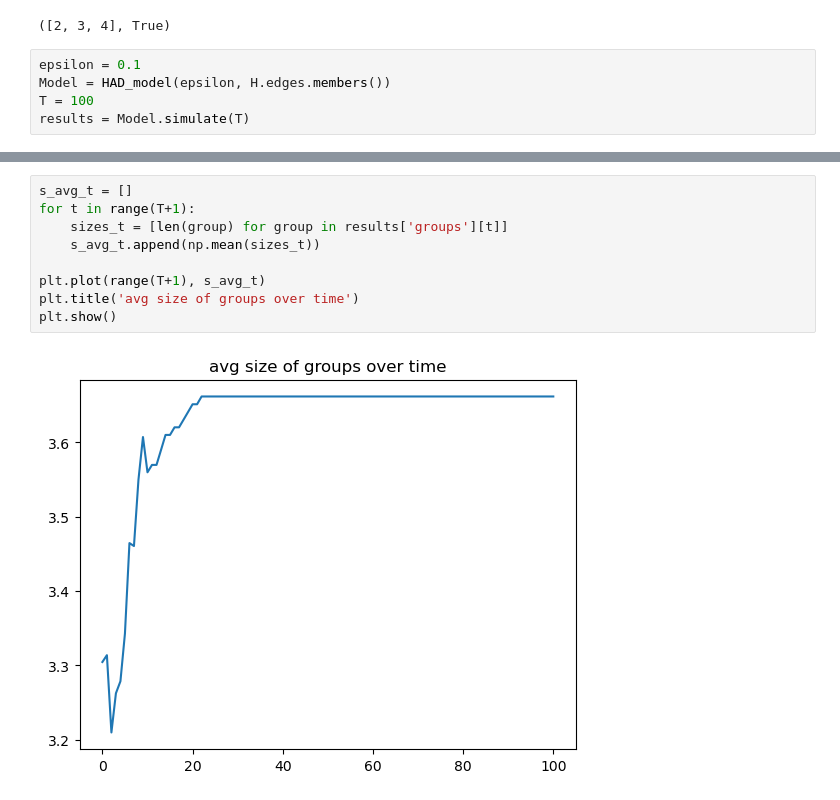
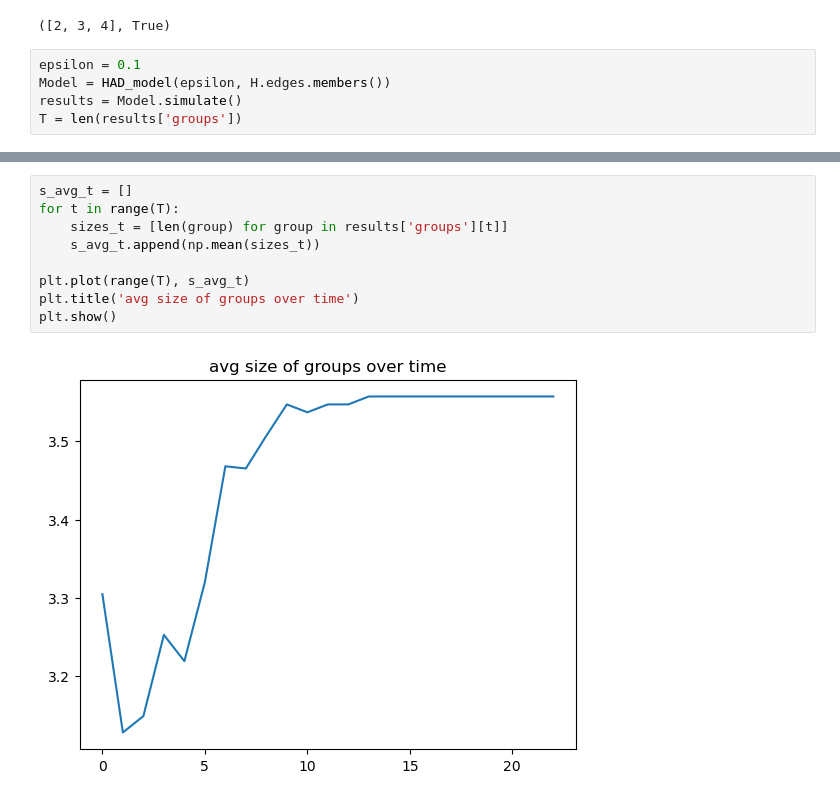
Before and after one commit to cosimoagostinelli/H-or_adaptive_Deffuant, a Jupyter notebook: test.ipynb, the cells around one changed output, grey strips where cells are left out. Saved outputs shown, nothing was run; the diff lists cells and outputs as text.

```diff
--- a/test.ipynb
+++ b/test.ipynb
@@ -17,6 +18,6 @@ Unnamed Hypergraph with 300 nodes and 791 hyperedges
 # %%
 epsilon = 0.1
 Model = HAD_model(epsilon, H.edges.members())
-T = 100
-results = Model.simulate(T)
+results = Model.simulate()
+T = len(results['groups'])
 # %%
@@ -31,14 +32,14 @@ plt.show()
 # %%
 s_avg_t = []
-for t in range(T+1):
+for t in range(T):
     sizes_t = [len(group) for group in results['groups'][t]]
     s_avg_t.append(np.mean(sizes_t))
 
-plt.plot(range(T+1), s_avg_t)
+plt.plot(range(T), s_avg_t)
 plt.title('avg size of groups over time')
 plt.show()
 # %% [output]
-[figure, old version]
+[figure, new version]
 # %%
 bb = np.array(ng_t) * np.array(s_avg_t)
 plt.plot(bb)
```
Also changed, not shown: parts of 8 cells of this notebook, 1 other file.
